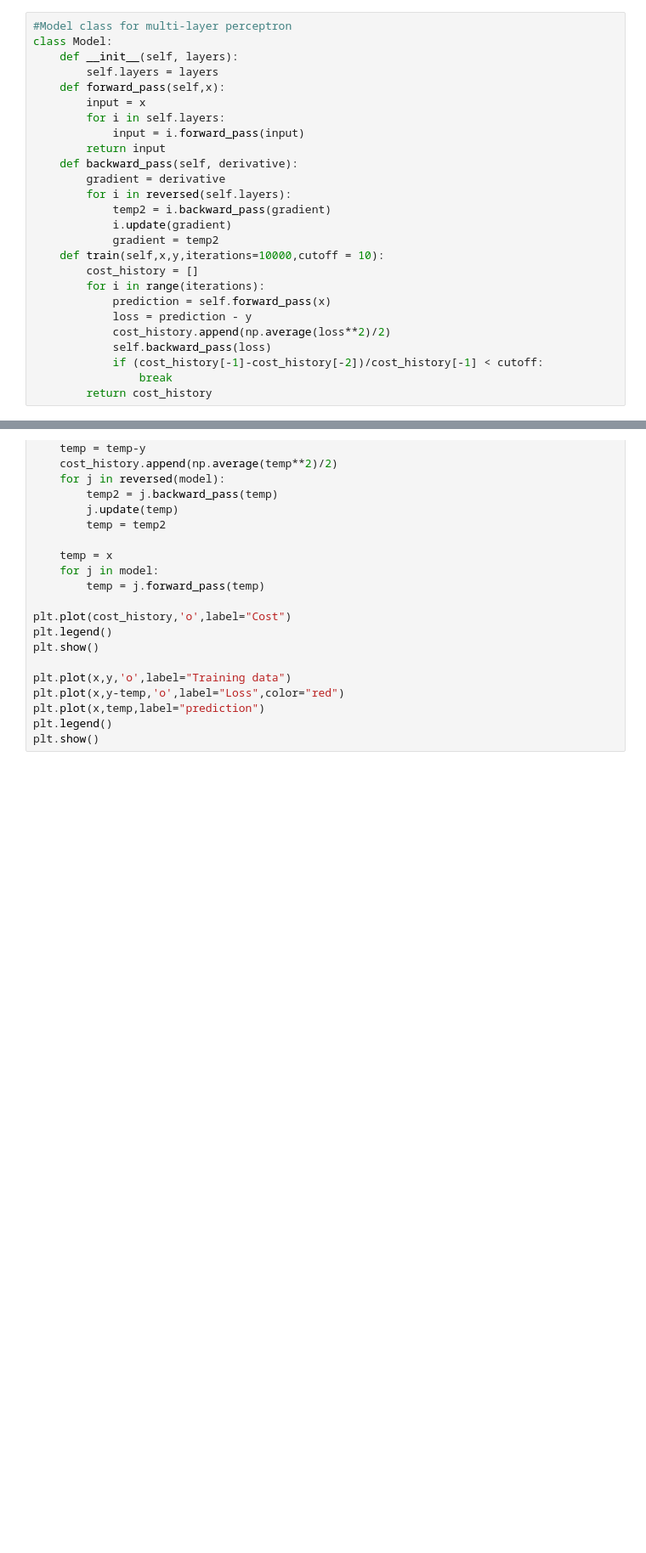
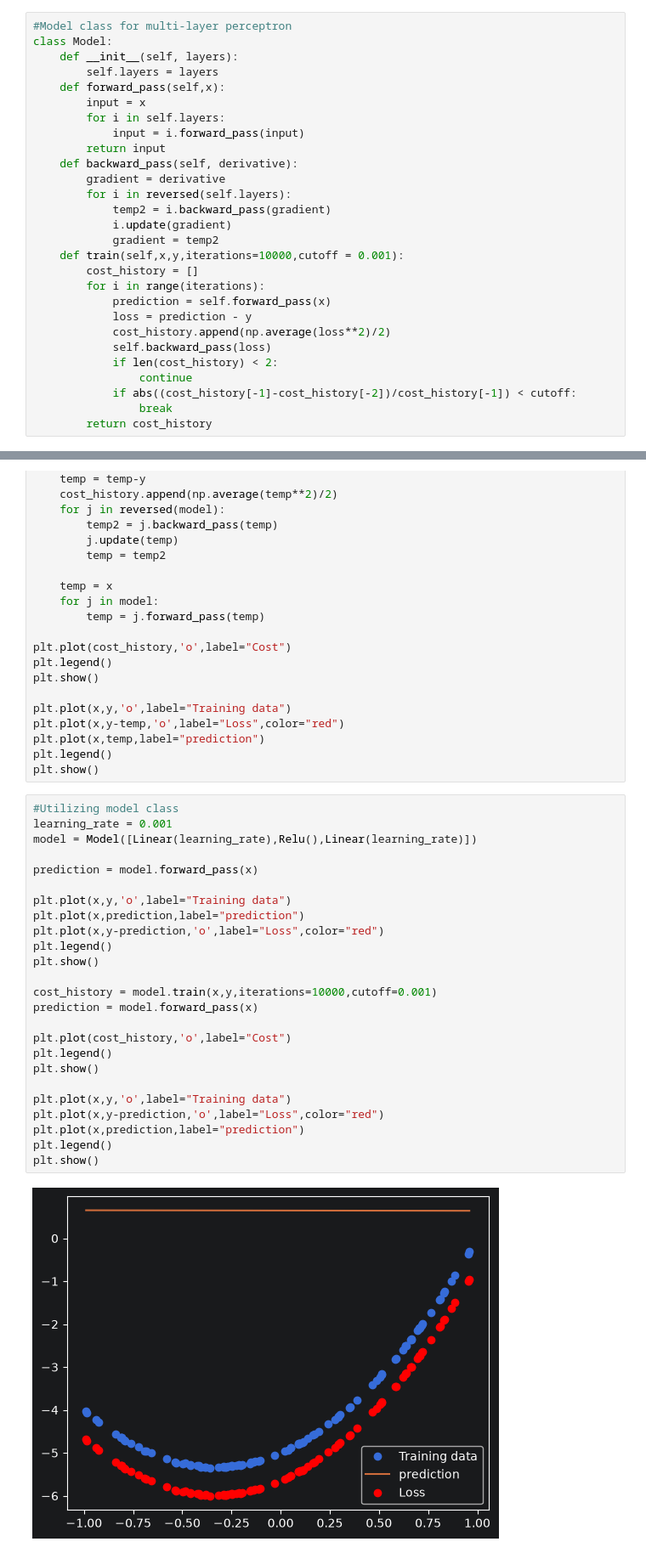
Before and after one commit to S-M-production/Reinforcement-Learning-Basics, a Jupyter notebook: notebooks/models/multi_layer_perceptron_back_propagation.ipynb, the cells around one changed output, grey strips where cells are left out. Shown at 85% size. Drawn from its saved outputs; the diff is of its cells as text; blank space fills up the shorter version.

Commit message:
Created a model class, passed in a basic neural network, results are disapointing, relu is barely kicking in. Will move onto multi-neuron layer models now

```diff
--- a/notebooks/models/multi_layer_perceptron_back_propagation.ipynb
+++ b/notebooks/models/multi_layer_perceptron_back_propagation.ipynb
@@ -74,14 +74,16 @@ class Model:
             temp2 = i.backward_pass(gradient)
             i.update(gradient)
             gradient = temp2
-    def train(self,x,y,iterations=10000,cutoff = 10):
+    def train(self,x,y,iterations=10000,cutoff = 0.001):
         cost_history = []
         for i in range(iterations):
             prediction = self.forward_pass(x)
             loss = prediction - y
             cost_history.append(np.average(loss**2)/2)
             self.backward_pass(loss)
-            if (cost_history[-1]-cost_history[-2])/cost_history[-1] < cutoff:
+            if len(cost_history) < 2:
+                continue
+            if abs((cost_history[-1]-cost_history[-2])/cost_history[-1]) < cutoff:
                 break
         return cost_history
 # %%
@@ -154,3 +156,30 @@ plt.plot(x,y-temp,'o',label="Loss",color="red")
 plt.plot(x,temp,label="prediction")
 plt.legend()
 plt.show()
+# %%
+#Utilizing model class
+learning_rate = 0.001
+model = Model([Linear(learning_rate),Relu(),Linear(learning_rate)])
+
+prediction = model.forward_pass(x)
+
+plt.plot(x,y,'o',label="Training data")
+plt.plot(x,prediction,label="prediction")
+plt.plot(x,y-prediction,'o',label="Loss",color="red")
+plt.legend()
+plt.show()
+
+cost_history = model.train(x,y,iterations=10000,cutoff=0.001)
+prediction = model.forward_pass(x)
+
+plt.plot(cost_history,'o',label="Cost")
+plt.legend()
+plt.show()
+
+plt.plot(x,y,'o',label="Training data")
+plt.plot(x,y-prediction,'o',label="Loss",color="red")
+plt.plot(x,prediction,label="prediction")
+plt.legend()
+plt.show()
+# %% [output]
+[figure, added]
```
Also changed, not shown: parts of 1 cell of this notebook.
